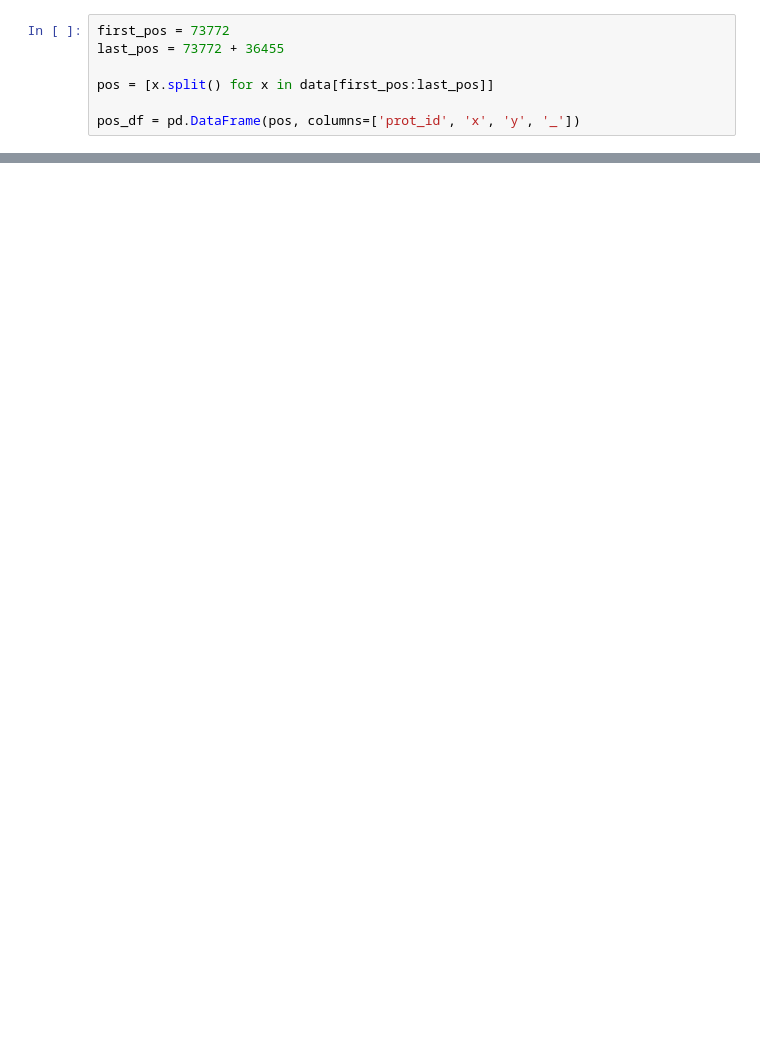
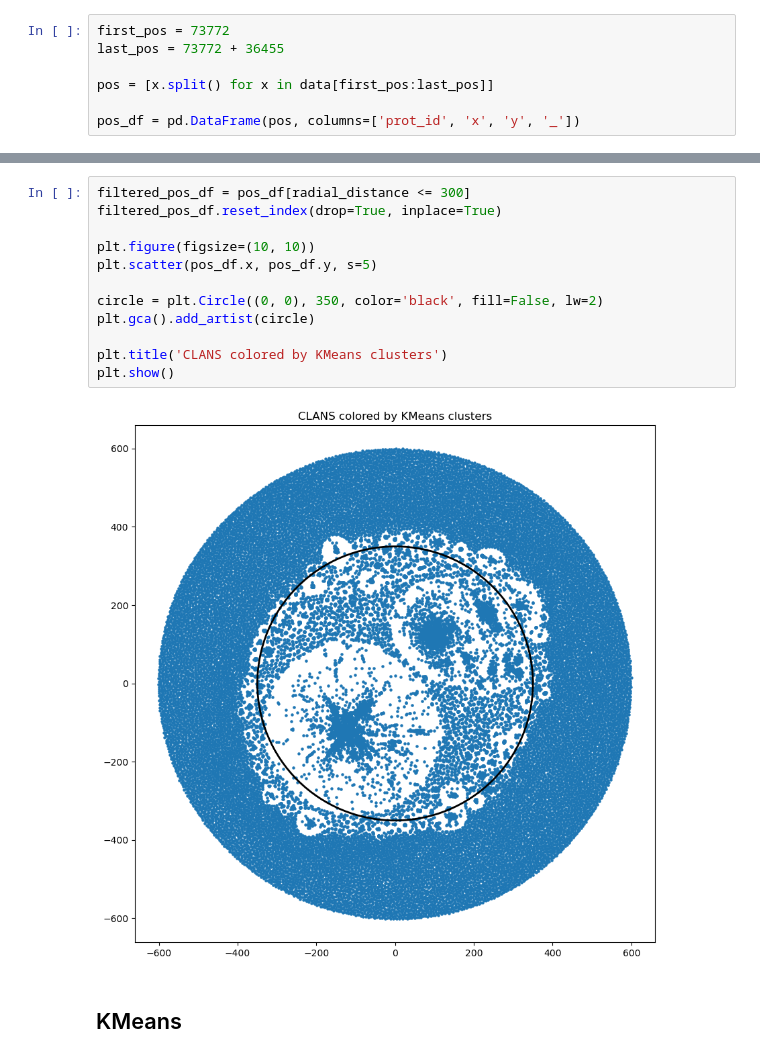
Before and after one commit to donEnno/hendecads, a Jupyter notebook: code/hendecad_prep.ipynb, the cells around one changed output, grey strips where cells are left out. Saved outputs shown, nothing was run; the diff lists cells and outputs as text; blank space fills up the shorter version.

```diff
--- a/code/hendecad_prep.ipynb
+++ b/code/hendecad_prep.ipynb
@@ -226,0 +242,16 @@ plt.show()
+# %%
+filtered_pos_df = pos_df[radial_distance <= 300]
+filtered_pos_df.reset_index(drop=True, inplace=True)
+
+plt.figure(figsize=(10, 10))
+plt.scatter(pos_df.x, pos_df.y, s=5)
+
+circle = plt.Circle((0, 0), 350, color='black', fill=False, lw=2)
+plt.gca().add_artist(circle)
+
+plt.title('CLANS colored by KMeans clusters')
+plt.show()
+# %% [output]
+[figure, added]
+# %% [markdown]
+## KMeans
```
Also changed, not shown: parts of 23 cells of this notebook, 2 other files.
